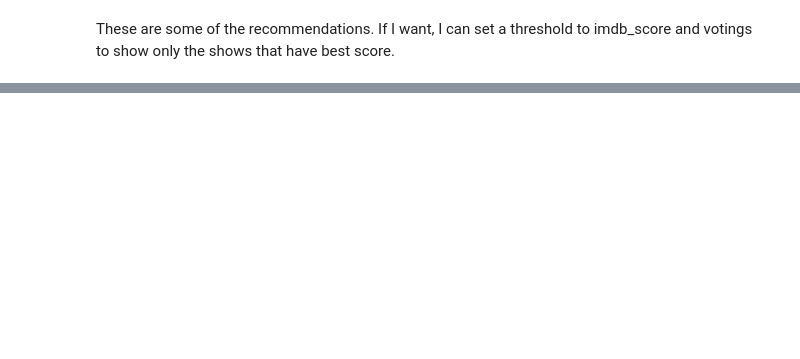
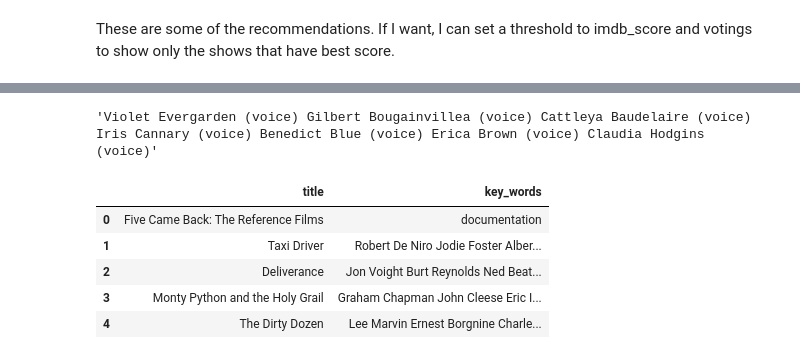
Before and after one commit to Deepakvk18/Machine-Learning, a Jupyter notebook: netflix-recommendation-system.ipynb, the cells around one changed output, grey strips where cells are left out. Saved outputs shown, nothing was run; the diff lists cells and outputs as text; code cells hidden in the pictures; blank space fills up the shorter version.

```diff
--- a/netflix-recommendation-system.ipynb
+++ b/netflix-recommendation-system.ipynb
@@ -187,0 +207,29 @@ These are some of the recommendations. If I want, I can set a threshold to imdb_
+# %%
+titles['crew'] = titles.title
+titles['crew'] = titles['crew'].transform(lambda x: ' '.join(df1[df1['title']==x]['name'].to_list()))
+# %%
+' '.join(df1[df1['title']=='Violet Evergarden']['character'].to_list())
+# %% [output]
+'Violet Evergarden (voice) Gilbert Bougainvillea (voice) Cattleya Baudelaire (voice) Iris Cannary (voice) Benedict Blue (voice) Erica Brown (voice) Claudia Hodgins (voice)'
+# %%
+titles['characters'] = titles.title
+titles['characters'] = titles['characters'].transform(lambda x: df1[df1['title']==x]['character'].to_list())
+titles['characters'] = titles['characters'].transform(lambda x: ' '.join(str(i) for i in x))
+# %%
+titles['genres'] = titles['genres'].transform(lambda x: ' '.join(ast.literal_eval(x)))
+# %%
+titles['key_words'] = titles.index
+titles['key_words'] = titles['key_words'].transform(lambda x:
+                                                            str(titles.iloc[x]['crew']) +
+                                                            str(titles.iloc[x]['characters']) +
+                                                            str(titles.iloc[x]['genres']))
+# %%
+df2 = titles[['title','key_words']]
+df2.head()
+# %% [output]
+|  | title | key_words |
+| 0 | Five Came Back: The Reference Films | documentation |
+| 1 | Taxi Driver | Robert De Niro Jodie Foster Alber... |
+| 2 | Deliverance | Jon Voight Burt Reynolds Ned Beat... |
+| 3 | Monty Python and the Holy Grail | Graham Chapman John Cleese Eric I... |
+| 4 | The Dirty Dozen | Lee Marvin Ernest Borgnine Charle... |
```
Also changed, not shown: parts of 18 cells of this notebook.
